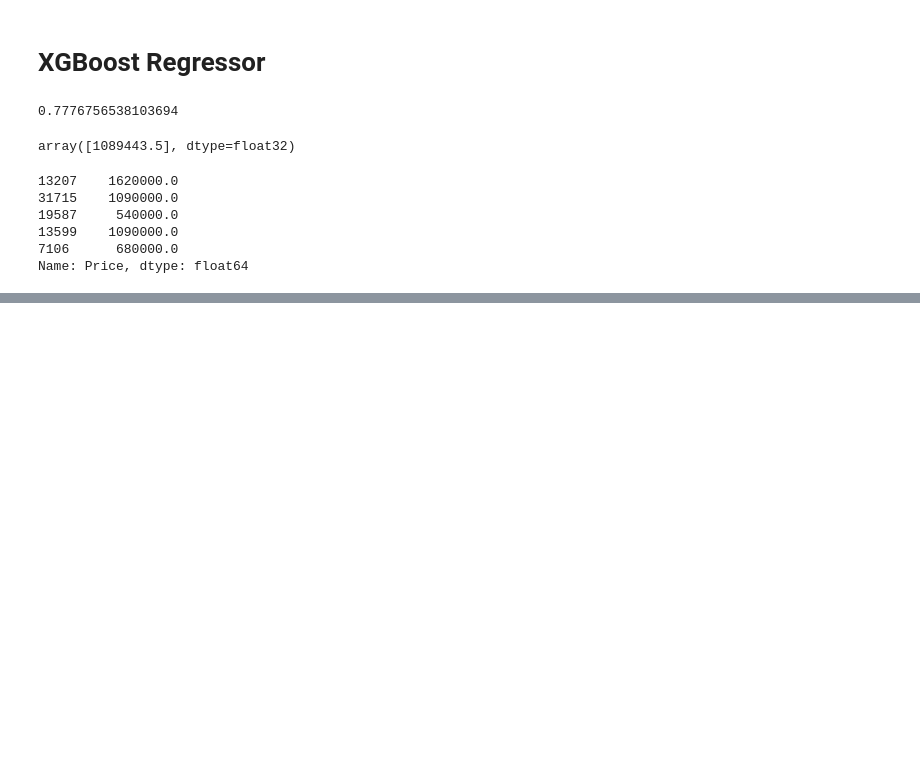
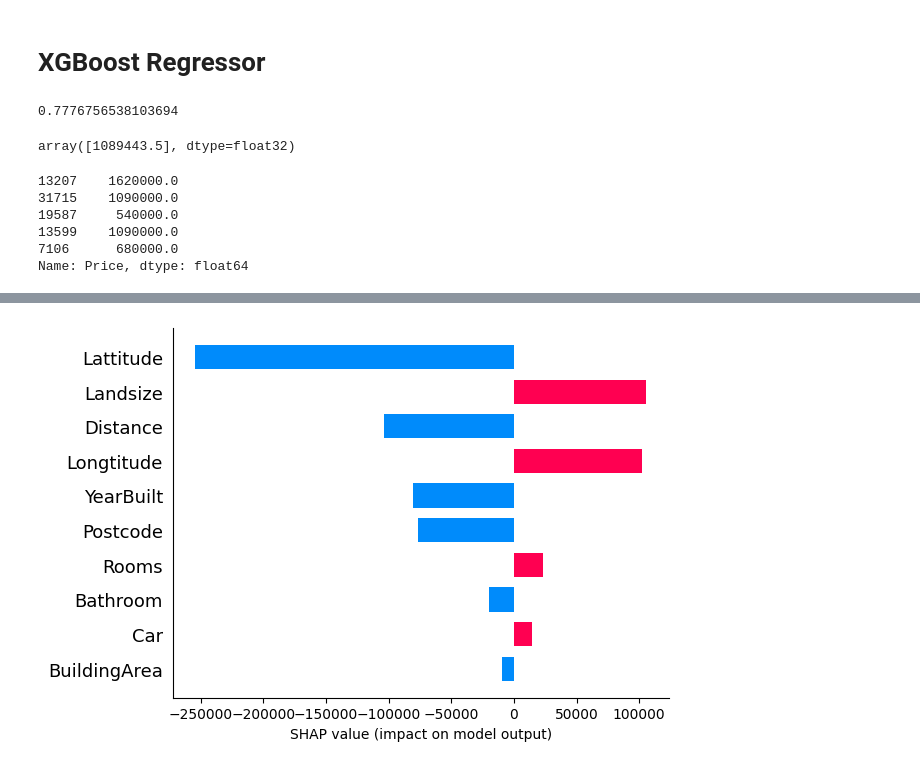
Before and after one commit to juanmaramirezgarcia/mlops_course_materials, a Jupyter notebook: 11 Shap/shap_melbourne.ipynb, the cells around one changed output, grey strips where cells are left out. Cells and saved outputs as stored; diff of their text form; code cells hidden in the pictures; blank space fills up the shorter version.

```diff
--- a/11 Shap/shap_melbourne.ipynb
+++ b/11 Shap/shap_melbourne.ipynb
@@ -196,0 +211,4 @@ Name: Price, dtype: float64
+# %%
+shap.bar_plot(shap_values[1], feature_names=val_X.columns, max_display=10, show=True)
+# %% [output]
+[figure, added]
```
Also changed, not shown: parts of 6 cells of this notebook.
